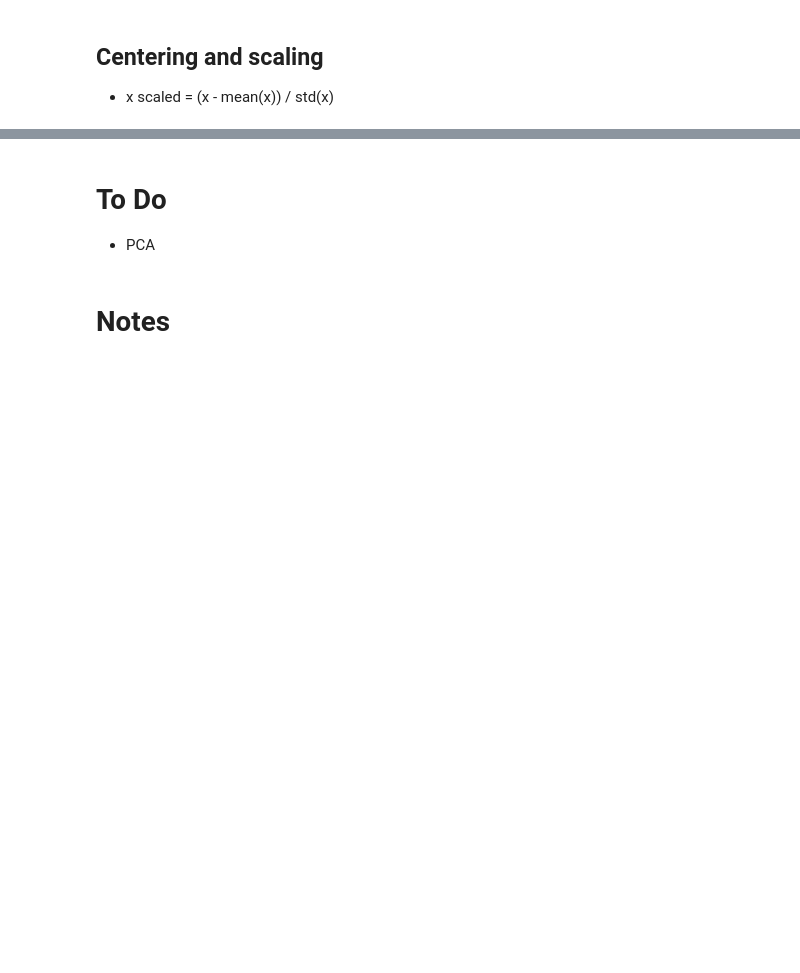
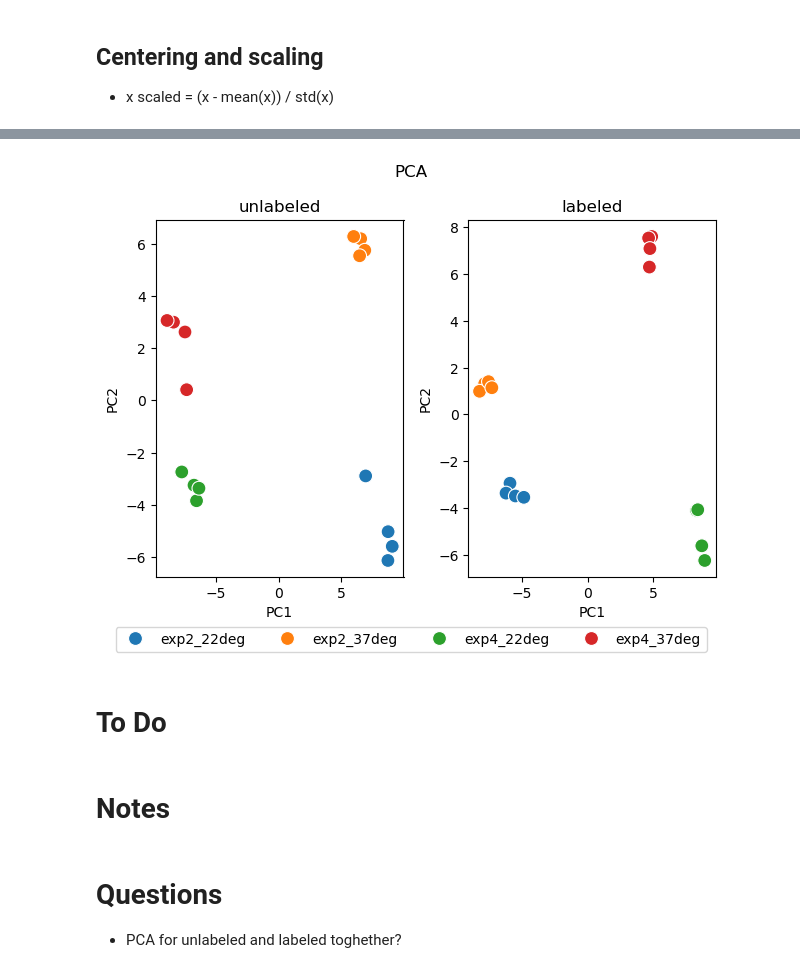
Before and after one commit to janniswi00/sphingo_modelling, a Jupyter notebook: code/analysis.ipynb, the cells around one changed output, grey strips where cells are left out. Drawn from its saved outputs; the diff is of its cells as text; code cells hidden in the pictures; blank space fills up the shorter version.

```diff
--- a/code/analysis.ipynb
+++ b/code/analysis.ipynb
@@ -301,16 +304,12 @@ Text(0.5, 0.98, 'Distribution of labeling degree')
 ## Centering and scaling
 - x scaled = (x - mean(x)) / std(x)
 # %%
-df_rel = df.filter(regex=r"^exp\d+_\d+deg_\d+_rel")
-df_l_rel = df.filter(regex=r"^exp\d+_\d+deg_\d+_l_rel")
+df_rel = df.filter(regex=r"^exp\d+_\d+deg_\d+_rel").T
+df_l_rel = df.filter(regex=r"^exp\d+_\d+deg_\d+_l_rel").T
 
-for d in [df_rel, df_l_rel]:
-    cols_to_scale = d.columns
-    d["mean"] = d.mean(axis=1)
-    d["std"] = d.std(axis=1)
+scaler = StandardScaler()
+df_rel_scaled = scaler.fit_transform(df_rel)
+df_l_rel_scaled = scaler.fit_transform(df_l_rel)
 
-    for col in cols_to_scale:
-        d[col] = [(d[col].values[i] - d["mean"].values[i]) / d["std"].values[i] for i in range(len(d))]
-
-df_rel
+df_rel_scaled
 # %% [output]
@@ -329,0 +331,5 @@ df_rel
+# %%
+pca = PCA(n_components=2)
+scores = pca.fit_transform(df_rel_scaled)
+scores_l = pca.fit_transform(df_l_rel_scaled)
+scores
@@ -330,5 +353,32 @@ df_rel
+# %%
+# PCA scores in DataFrame
+pca_df = pd.DataFrame(scores, columns=['PC1', 'PC2'])
+pca_l_df = pd.DataFrame(scores_l, columns=['PC1', 'PC2'])
+
+# add groups
+groups = ["exp2_22deg"]*4 + ["exp2_37deg"]*4 + ["exp4_22deg"]*4 + ["exp4_37deg"]*4
+pca_df['group'] = groups
+pca_l_df['group'] = groups
+
+# Plot
+fig, axs = plt.subplots(1, 2)
+titles = ["unlabeled", "labeled"]
+
+for i, d in enumerate([pca_df, pca_l_df]):
+    sns.scatterplot(data=d, x="PC1", y="PC2", hue="group", s=100, ax=axs[i])
+    axs[i].set_title(f"{titles[i]}")
+    axs[i].legend().remove()
+
+handles, labels = axs[0].get_legend_handles_labels()
+fig.legend(handles, labels, loc="lower center", ncol=4, bbox_to_anchor=(0.5, -0.05))
+plt.suptitle("PCA")
+plt.tight_layout()
+# %% [output]
+[figure, added]
 # %% [markdown]
 # To Do
-- PCA
 # %% [markdown]
 # Notes
+# %% [markdown]
+# Questions
+- PCA for unlabeled and labeled toghether?
```
Also changed, not shown: parts of 4 cells of this notebook.
